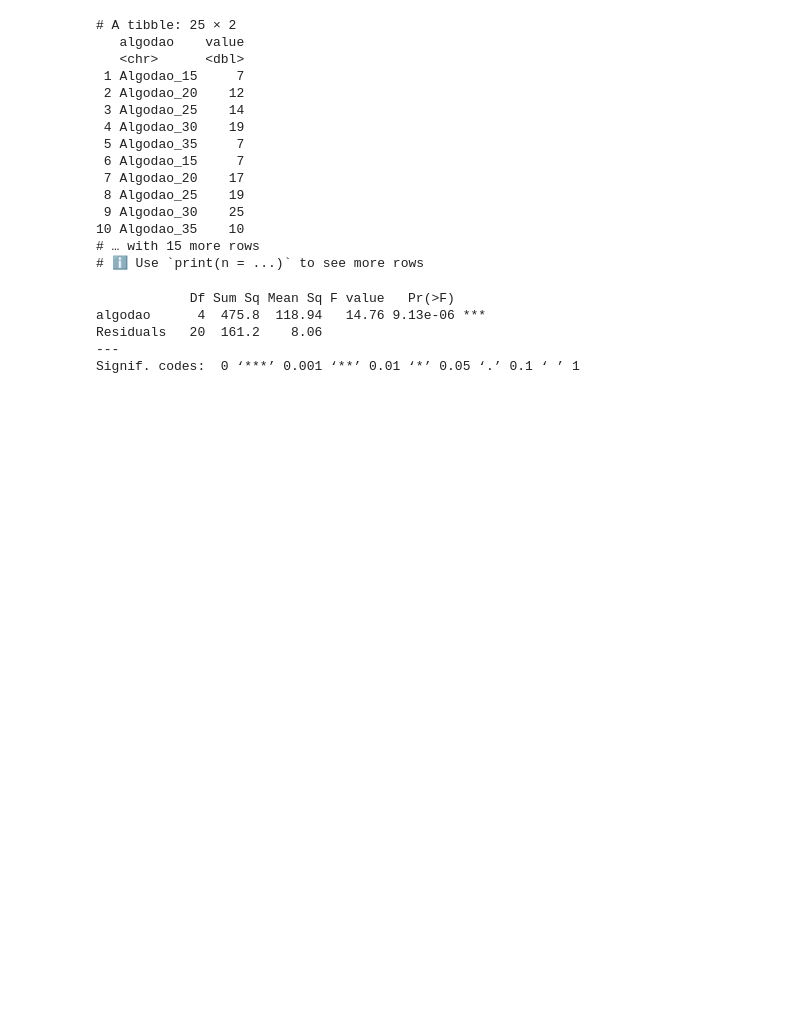
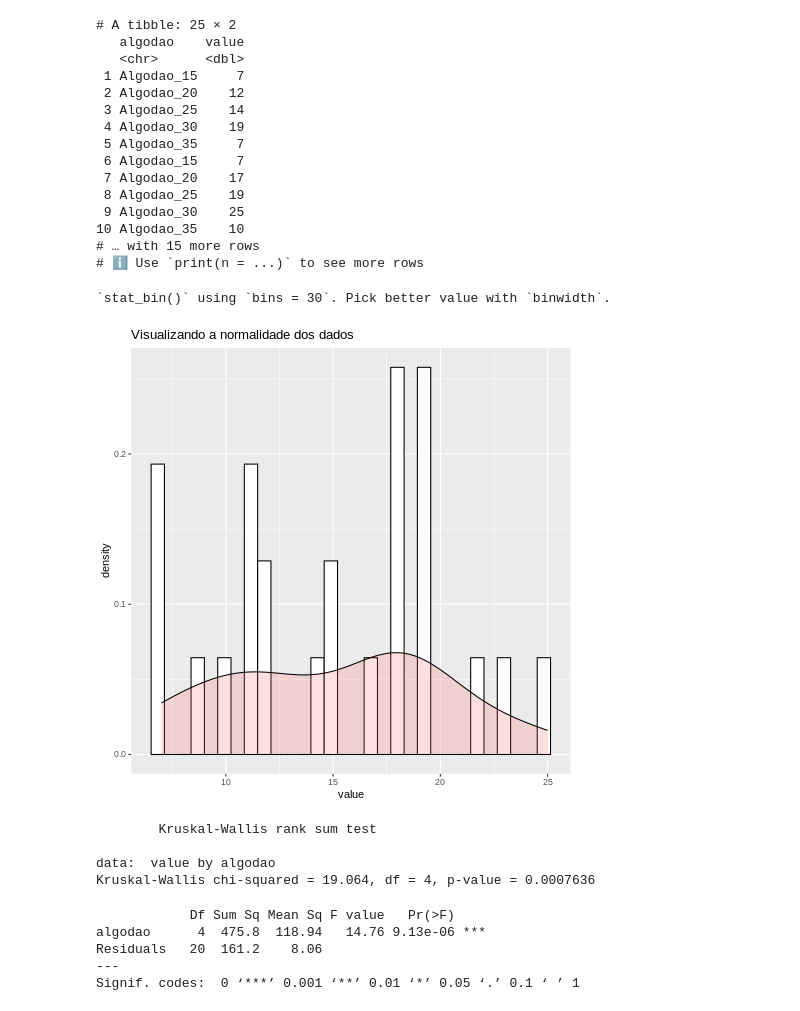
Before and after one commit to uervitonsantos/Estudo_Sobre_Estatistica_Frequentista_E_Metodos_Quantitativos, a Jupyter notebook: Avaliação_Métodos_Quantitativo.ipynb, the cells around one changed output. Cells and saved outputs as stored; diff of their text form; code cells hidden in the pictures; blank space fills up the shorter version.

```diff
--- a/Avaliação_Métodos_Quantitativo.ipynb
+++ b/Avaliação_Métodos_Quantitativo.ipynb
@@ -156,6 +255,22 @@ algodao
 10 Algodao_35    10
 # … with 15 more rows
 # ℹ Use `print(n = ...)` to see more rows
+# %%
+%%R
+ggplot(algodao, aes(x=value)) + geom_histogram(aes(y=..density..), colour="black", fill="white")+
+ geom_density(alpha=.2, fill="#FF6666") + ggtitle("Visualizando a normalidade dos dados")
+# %% [output]
+`stat_bin()` using `bins = 30`. Pick better value with `binwidth`.
+[figure, added]
+# %%
+%%R
+kruskal_algodao <- kruskal.test(value ~ algodao, data = algodao)
+kruskal_algodao
+# %% [output]
+        Kruskal-Wallis rank sum test
+
+data:  value by algodao
+Kruskal-Wallis chi-squared = 19.064, df = 4, p-value = 0.0007636
 # %%
 %%R
 # teste ANOVA para análisar a variância entre os grupos
```
Also changed, not shown: parts of 19 cells of this notebook.
